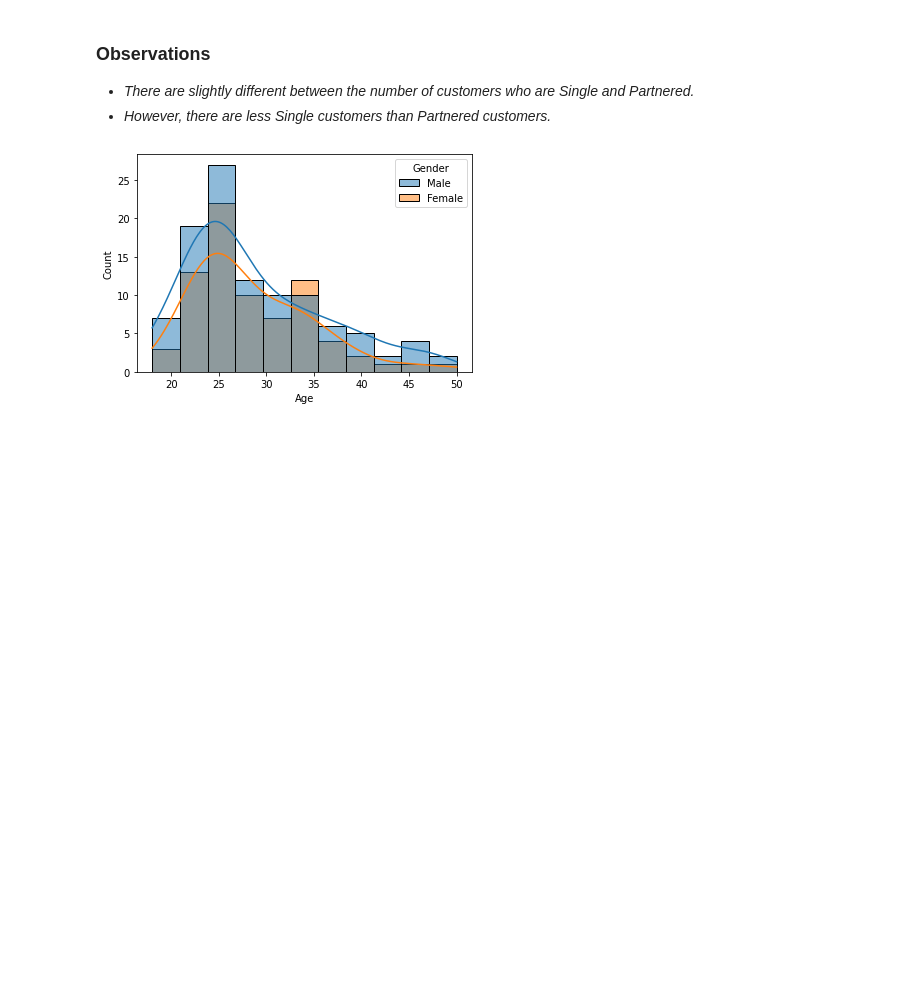
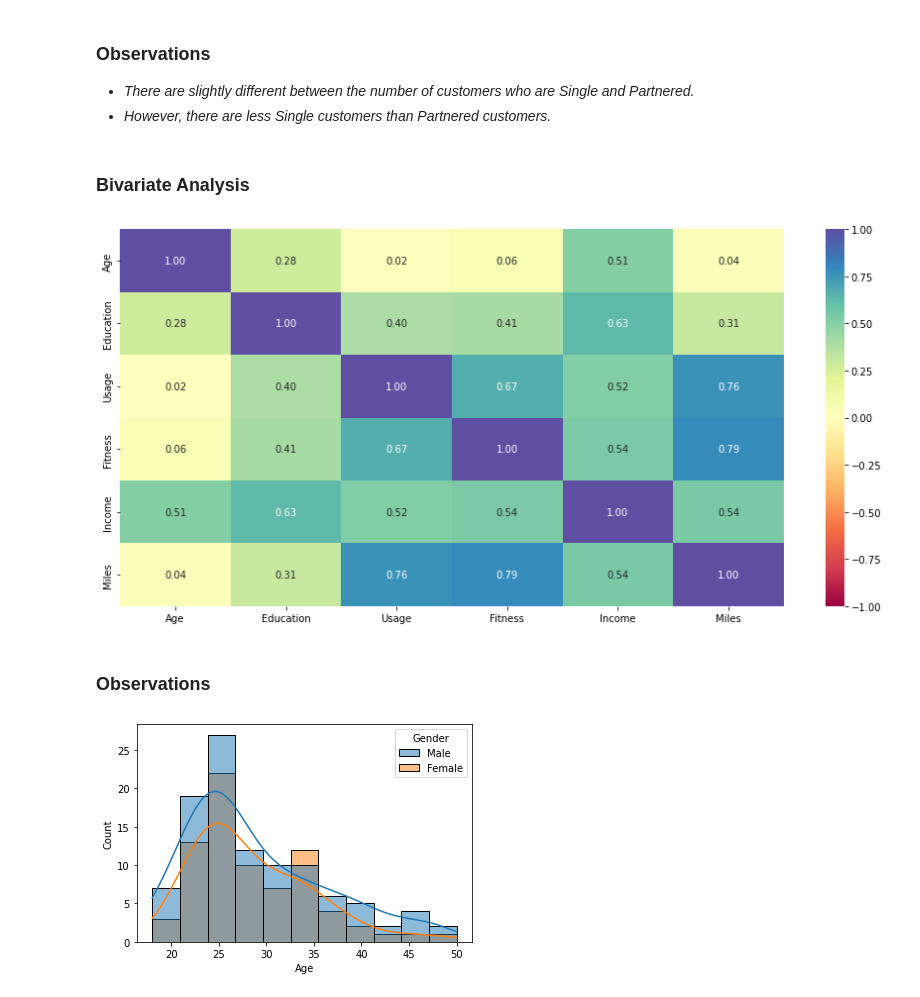
Before and after one commit to Isaac009/PGP-AIML, a Jupyter notebook: Projects/CardioGoodProject.ipynb, the cells around one changed output. Cells and saved outputs as stored; diff of their text form; code cells hidden in the pictures; blank space fills up the shorter version.

```diff
--- a/Projects/CardioGoodProject.ipynb
+++ b/Projects/CardioGoodProject.ipynb
@@ -258,6 +258,20 @@ sns.countplot(data=df, x='MaritalStatus');
 ### Observations
 - *There are slightly different between the number of  customers who are Single and Partnered.*
 - *However, there are less Single customers than Partnered customers.*
+# %% [markdown]
+### **Bivariate Analysis**
+# %%
+corr = df[numeric_columns].corr()
+
+# plot the heatmap
+
+plt.figure(figsize=(15, 7))
+sns.heatmap(corr, annot=True, vmin=-1, vmax=1, fmt=".2f", cmap="Spectral")
+plt.show()
+# %% [output]
+[figure, added]
+# %% [markdown]
+### Observations
 # %%
 sns.histplot(data=df, x='Age', hue='Gender', kde=True);
 # %% [output]
```
Also changed, not shown: parts of 2 cells of this notebook.
